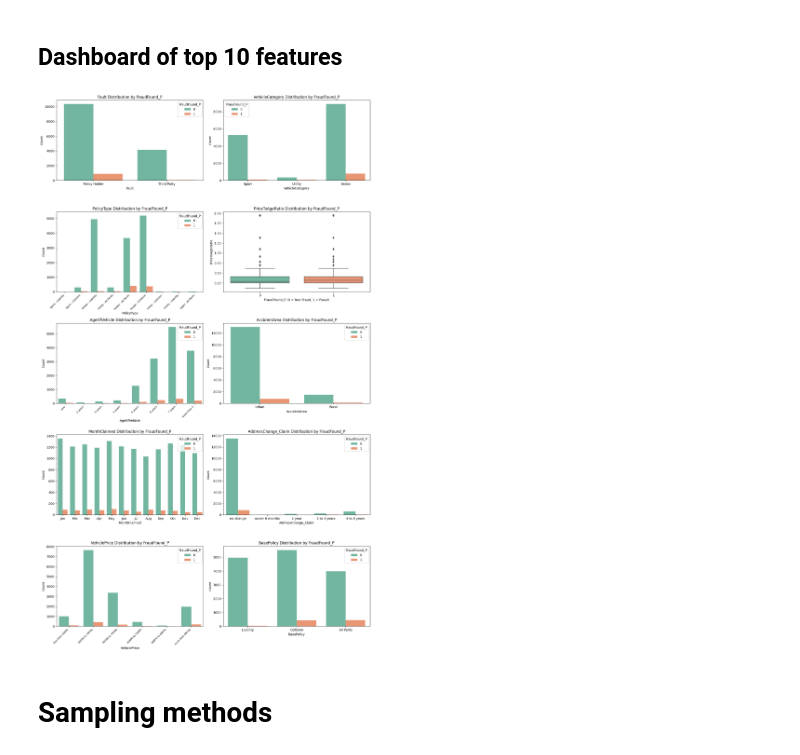
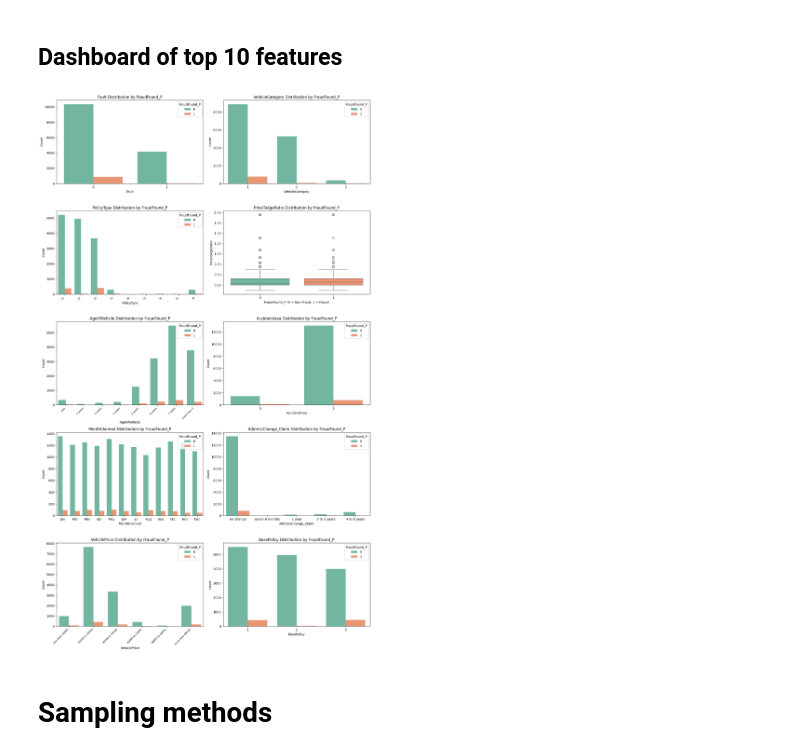
Before and after one commit to haonanah/DSA4263, a Jupyter notebook: EDA.ipynb, the cells around one changed output. Cells and saved outputs as stored; diff of their text form; code cells hidden in the pictures.

```diff
--- a/EDA.ipynb
+++ b/EDA.ipynb
@@ -1156,7 +1156,7 @@ axs = axs.flatten()
 for i, feature in enumerate(features):
     ax = axs[i]
     # Create a temporary dataframe for mapping without modifying the original
-    temp_df = df.copy()
+    temp_df = numeric_df.copy()
     order = None # default order remains None unless specified
 
     # Apply mapping if the feature needs to be reverted to original labels
@@ -1172,34 +1172,34 @@ for i, feature in enumerate(features):
     elif feature == 'AddressChange_Claim':
         temp_df[feature] = temp_df[feature].replace(address_change_mapping)
         order = address_change_order
     elif feature == 'AgeOfVehicle':
         temp_df[feature] = temp_df[feature].replace(age_of_vehicle_mapping)
         order = age_of_vehicle_order
     # elif feature == 'NumberOfCars':
     #     temp_df[feature] = temp_df[feature].replace(number_of_cars_mapping)
     #     order = number_of_cars_order
 
 
     # Create the countplot for categorical features and lineplot for continuous features
     if feature == 'PriceToAgeRatio':
         sns.boxplot(x='FraudFound_P', y=feature, data=temp_df, palette='Set2', ax = ax)
         ax.set_title('PriceToAgeRatio Distribution by FraudFound_P')
         ax.set_xlabel('FraudFound_P (0 = Non-Fraud, 1 = Fraud)')
         ax.set_ylabel('PriceToAgeRatio')
     else:
         sns.countplot(x=feature, hue='FraudFound_P', data=temp_df, palette='Set2', ax=ax, order=order)
         ax.set_title(f'{feature} Distribution by FraudFound_P')
         ax.set_xlabel(feature)
         ax.set_ylabel('Count')
 
     # For PolicyType and VehiclePrice, rotate x-axis labels 45° anticlockwise and reduce font size
     if (feature == 'PolicyType' or feature == 'VehiclePrice' or feature == 'AgeOfVehicle'):
         ax.set_xticklabels(ax.get_xticklabels(), rotation=45, ha='right', fontsize=8)
 
 plt.tight_layout()
 plt.show()
 # %% [output]
-[figure, old version]
+[figure, new version]
 # %% [markdown]
 # Sampling methods
 # %% [markdown]
```
Also changed, not shown: parts of 2 cells of this notebook.
